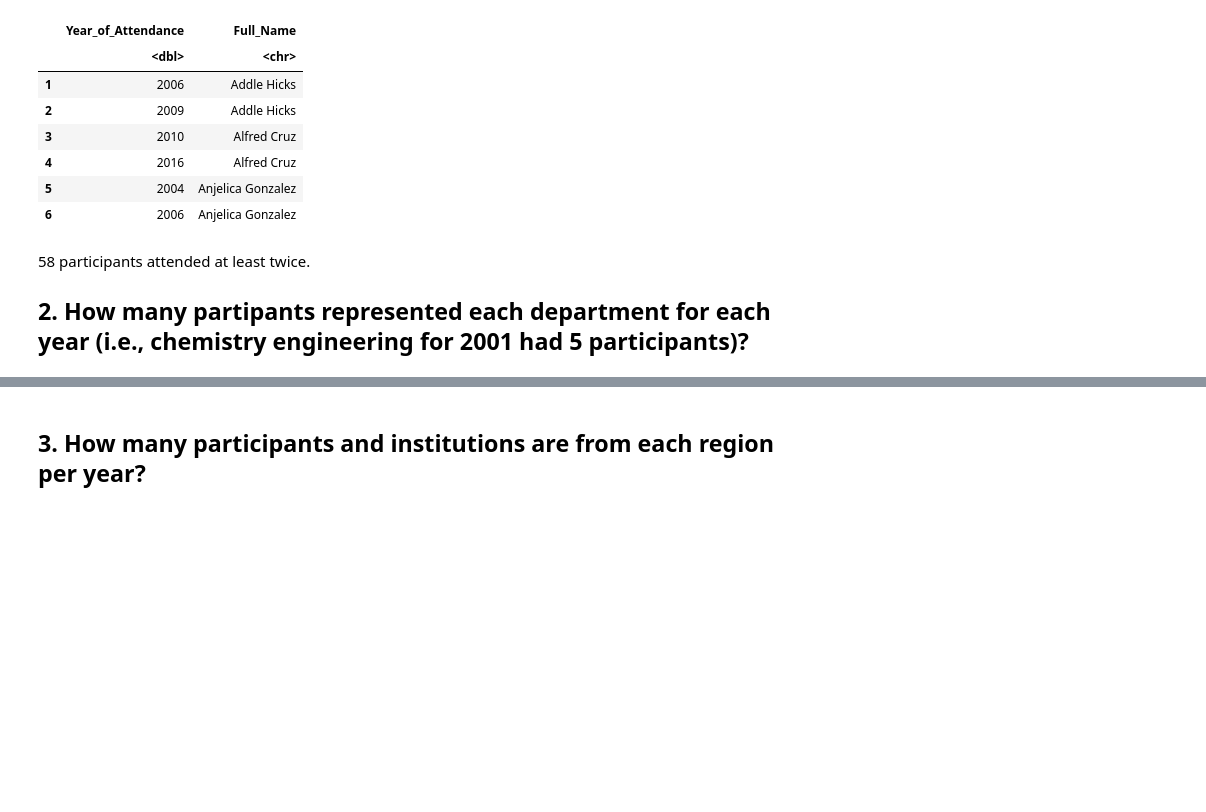
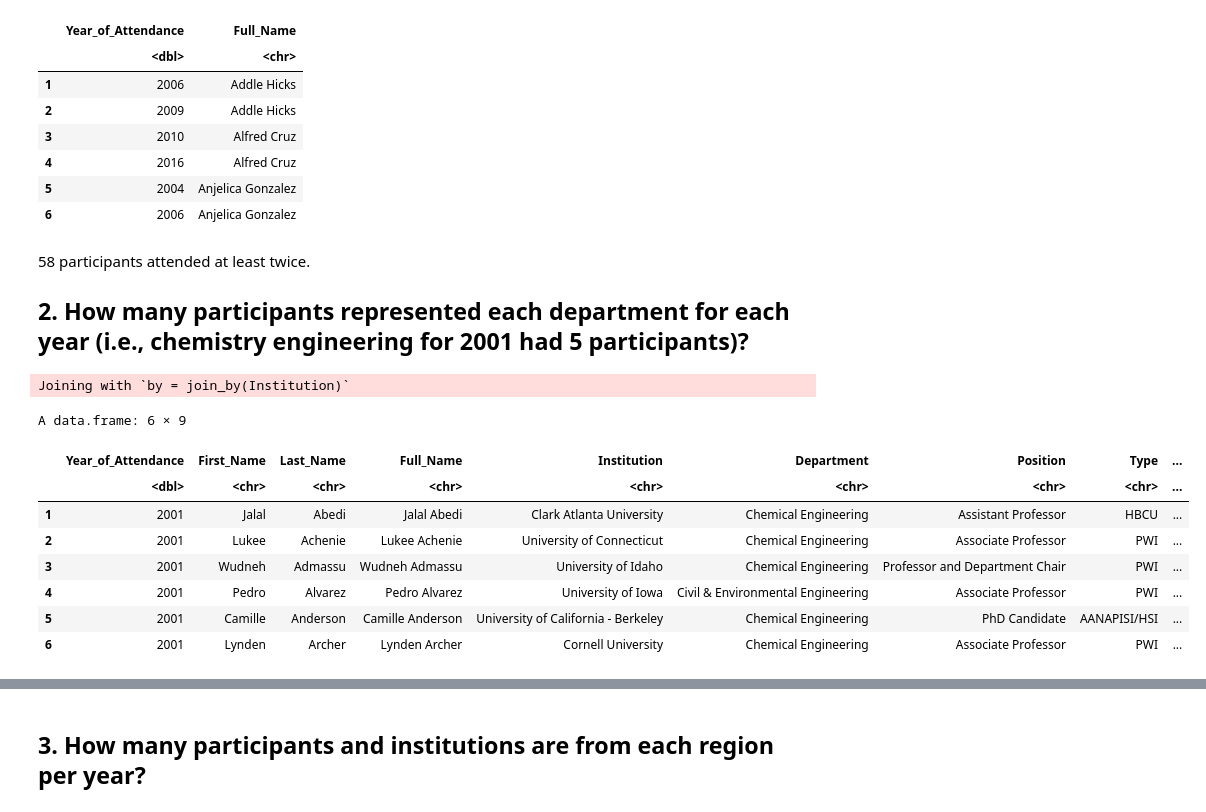
Before and after one commit to alexispayton/Miscellaneous, a Jupyter notebook: Data Questions.ipynb, the cells around one changed output, grey strips where cells are left out. Drawn from its saved outputs; the diff is of its cells as text; code cells hidden in the pictures; blank space fills up the shorter version.

```diff
--- a/Data Questions.ipynb
+++ b/Data Questions.ipynb
@@ -1,13 +1,16 @@
 # %%
 .libPaths(R.home('/opt/homebrew/Caskroom/miniforge/base/lib/R/library'))
-cur_date = '081625'
+Output = '/Users/alexis/Documents/R/Engineering the Future/Output'
+cur_date = '081825'
 
 library(readxl)
 library(tidyverse)
 library(reshape2)
+library(openxlsx)
 
 # reading in files
 participant_df = data.frame(read_excel("Input/Participant Information.xlsx"))[,1:7]
+institution_df = data.frame(read_excel("Input/Institution Information.xlsx"))
 # %% [output]
 ── Attaching core tidyverse packages ──────────────────────── tidyverse 2.0.0 ──
 ✔ dplyr     1.1.4     ✔ readr     2.1.5
@@ -80,4 +93,19 @@ A data.frame: 6 × 2
 # %% [markdown]
 58 participants attended at least twice.
 
-## 2. How many partipants represented each department for each year (i.e., chemistry engineering for 2001 had 5 participants)?
+## 2. How many participants represented each department for each year (i.e., chemistry engineering for 2001 had 5 participants)?
+# %%
+full_df = inner_join(participant_df, institution_df)
+
+head(full_df)
+# %% [output]
+Joining with `by = join_by(Institution)`
+A data.frame: 6 × 9
+|  | Year_of_Attendance | First_Name | Last_Name | Full_Name | Institution | Department | Position | Type | ... |
+|  | <dbl> | <chr> | <chr> | <chr> | <chr> | <chr> | <chr> | <chr> | ... |
+| 1 | 2001 | Jalal | Abedi | Jalal Abedi | Clark Atlanta University | Chemical Engineering | Assistant Professor | HBCU | ... |
+| 2 | 2001 | Lukee | Achenie | Lukee Achenie | University of Connecticut | Chemical Engineering | Associate Professor | PWI | ... |
+| 3 | 2001 | Wudneh | Admassu | Wudneh Admassu | University of Idaho | Chemical Engineering | Professor and Department Chair | PWI | ... |
+| 4 | 2001 | Pedro | Alvarez | Pedro Alvarez | University of Iowa | Civil & Environmental Engineering | Associate Professor | PWI | ... |
+| 5 | 2001 | Camille | Anderson | Camille Anderson | University of California - Berkeley | Chemical Engineering | PhD Candidate | AANAPISI/HSI | ... |
+| 6 | 2001 | Lynden | Archer | Lynden Archer | Cornell University | Chemical Engineering | Associate Professor | PWI | ... |
```
Also changed, not shown: parts of 10 cells of this notebook.
